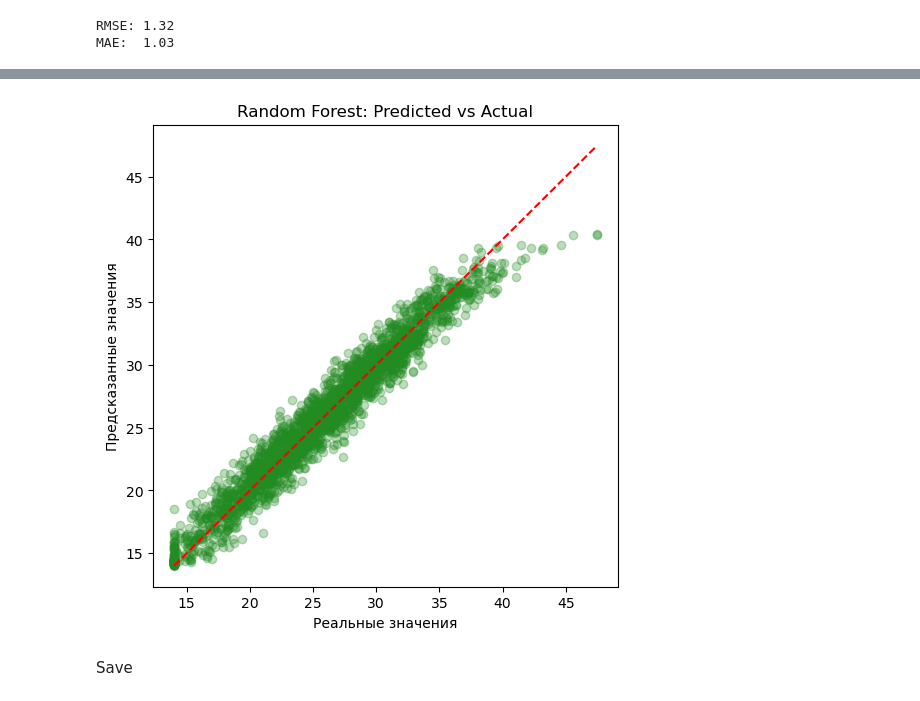
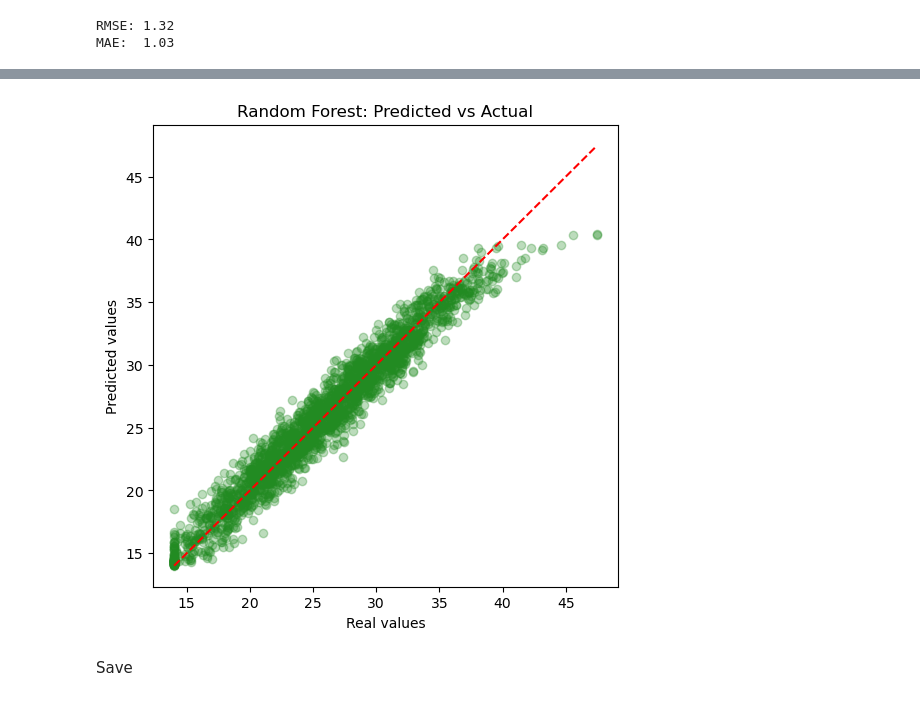
Before and after one commit to SzaboIvan711/Fitnessdata2-, a Jupyter notebook: run_5k_min.ipynb, the cells around one changed output, grey strips where cells are left out. Drawn from its saved outputs; the diff is of its cells as text; code cells hidden in the pictures.

```diff
--- a/run_5k_min.ipynb
+++ b/run_5k_min.ipynb
@@ -459,18 +459,18 @@ plt.show()
 # %%
 import matplotlib.pyplot as plt
 
 y_pred_rf = final_model.predict(X_test)
 
 plt.figure(figsize=(6,6))
 plt.scatter(y_test, y_pred_rf, alpha=0.3, color='forestgreen')
 plt.plot([y_test.min(), y_test.max()], [y_test.min(), y_test.max()], 'r--')
 plt.title('Random Forest: Predicted vs Actual')
-plt.xlabel('Реальные значения')
-plt.ylabel('Предсказанные значения')
-plt.savefig("out/img/Random Forest: Predicted vs Actual.png", dpi=300)
+plt.xlabel('Real values')
+plt.ylabel('Predicted values')
+plt.savefig("out/img/Random Forest Predicted vs Actual.png", dpi=300)
 plt.show()
 # %% [output]
-[figure, old version]
+[figure, new version]
 # %% [markdown]
 Save
 # %%
```
Also changed, not shown: parts of 13 cells of this notebook, 5 other files.
